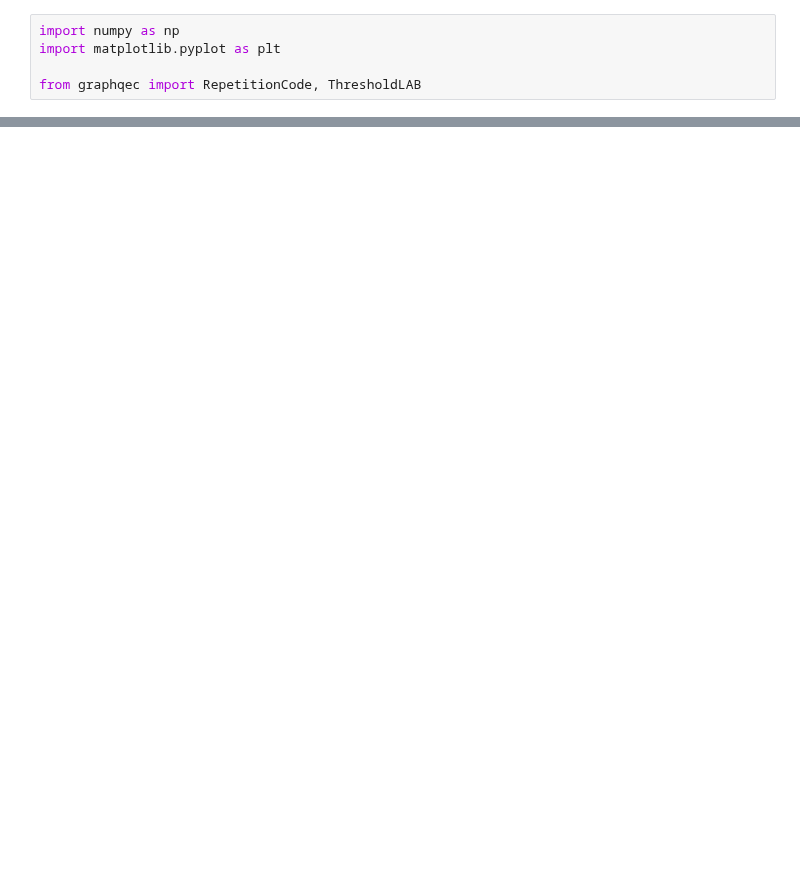
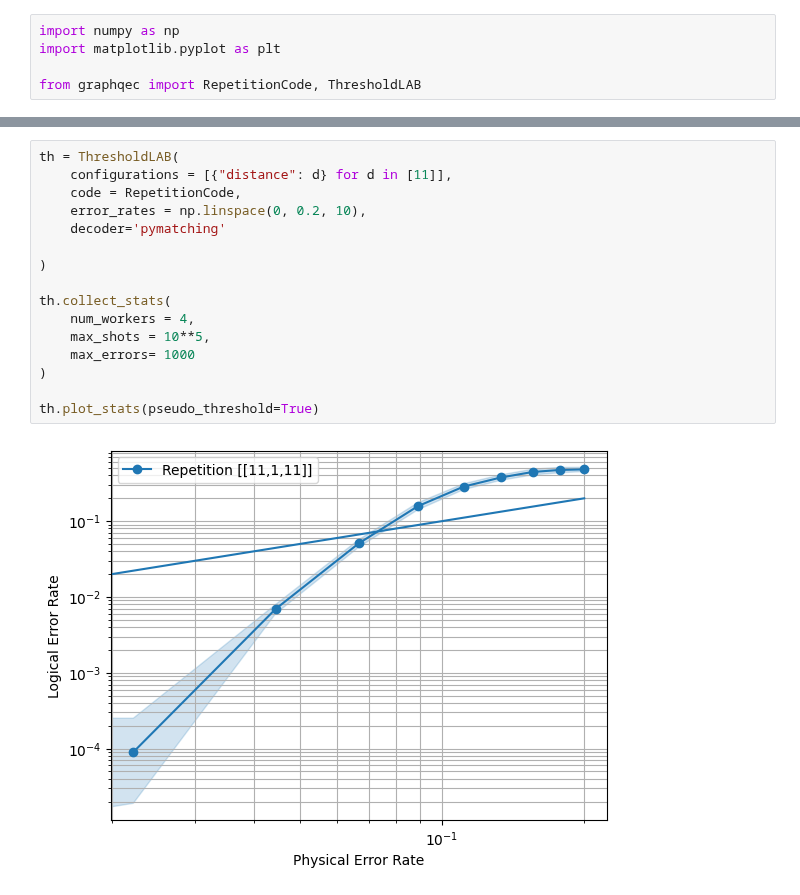
Before and after one commit to adelshb/graphqec, a Jupyter notebook: notebooks/repetition_code.ipynb, the cells around one changed output, grey strips where cells are left out. Drawn from its saved outputs; the diff is of its cells as text; blank space fills up the shorter version.

```diff
--- a/notebooks/repetition_code.ipynb
+++ b/notebooks/repetition_code.ipynb
@@ -59,0 +38,18 @@ th.plot_stats(
+# %%
+th = ThresholdLAB(
+    configurations = [{"distance": d} for d in [11]],
+    code = RepetitionCode,
+    error_rates = np.linspace(0, 0.2, 10),
+    decoder='pymatching'
+
+)
+
+th.collect_stats(
+    num_workers = 4,
+    max_shots = 10**5,
+    max_errors= 1000
+)
+
+th.plot_stats(pseudo_threshold=True)
+# %% [output]
+[figure, added]
```
Also changed, not shown: parts of 3 cells of this notebook.
